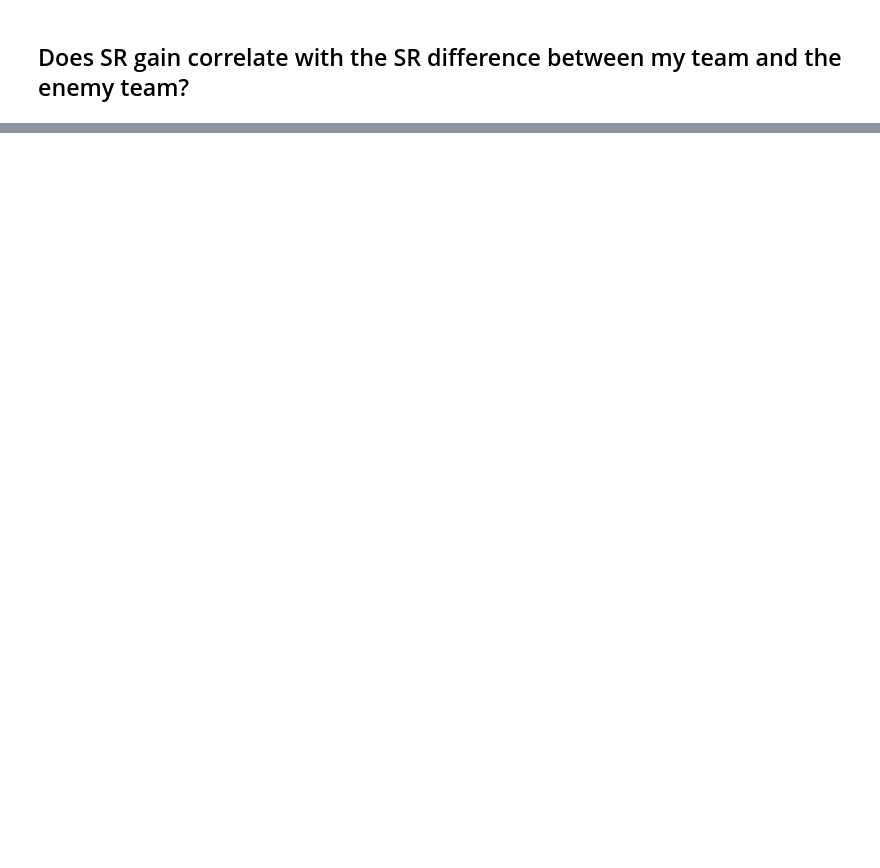
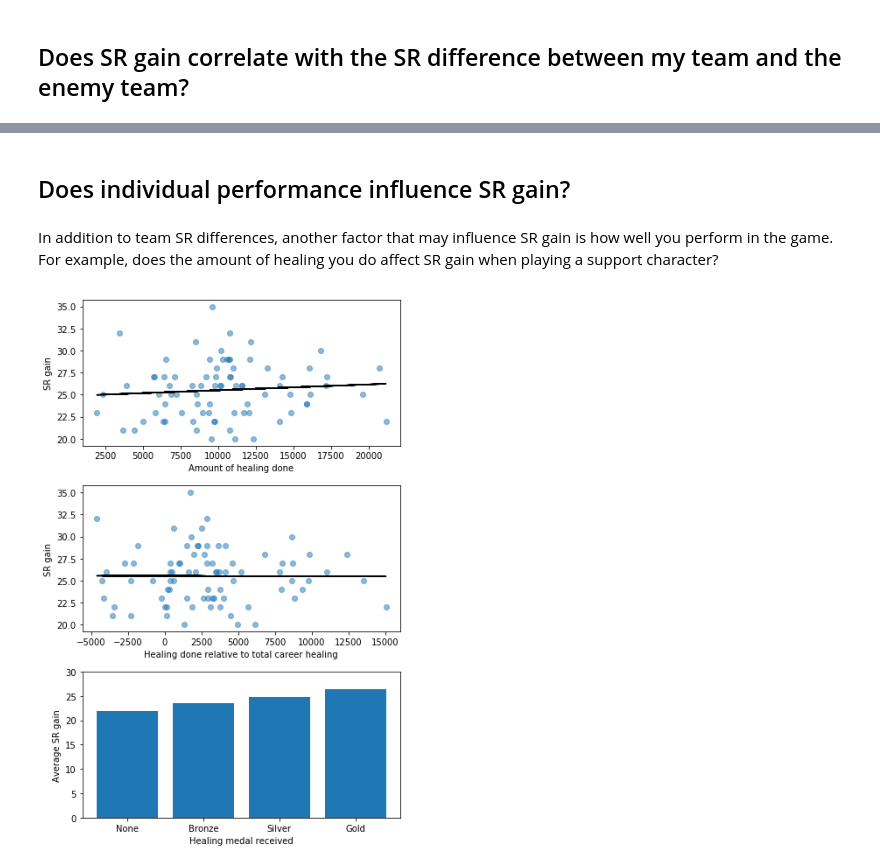
Before and after one commit to sho-87/overwatch-ranked-data, a Jupyter notebook: analysis/data visualization.ipynb, the cells around one changed output, grey strips where cells are left out. Drawn from its saved outputs; the diff is of its cells as text; code cells hidden in the pictures; blank space fills up the shorter version.

```diff
--- a/analysis/data visualization.ipynb
+++ b/analysis/data visualization.ipynb
@@ -225,0 +219,37 @@ plt.show()
+# %% [markdown]
+## Does individual performance influence SR gain?
+# %% [markdown]
+In addition to team SR differences, another factor that may influence SR gain is how well you perform in the game. For example, does the amount of healing you do affect SR gain when playing a support character?
+# %%
+cur_df = df[(df['season'] == 9) & (df['Result']=='Win')]
+
+# get only the games where I played support
+support_idx = (cur_df['Role 1'] == 'Support') | (cur_df['Role 2'] == 'Support')
+cur_df = cur_df[support_idx]
+heal_medal = cur_df.groupby('Heal_medal')['SR Change'].mean().sort_values()
+
+fig, ax = plt.subplots(nrows=3, ncols=1, figsize=(6,9))
+
+ax[0].scatter(cur_df['Heal'], cur_df['SR Change'], alpha=0.5)
+fit = np.polyfit(cur_df['Heal'], cur_df['SR Change'], deg=1)
+ax[0].plot(cur_df['Heal'], fit[0] * cur_df['Heal'] + fit[1], color='k')
+ax[0].set_xlabel('Amount of healing done')
+ax[0].set_ylabel('SR gain')
+
+ax[1].scatter(cur_df['Heal'] - cur_df['Heal_career'], cur_df['SR Change'], alpha=0.5)
+fit = np.polyfit(cur_df['Heal'] - cur_df['Heal_career'], cur_df['SR Change'], deg=1)
+ax[1].plot(cur_df['Heal'] - cur_df['Heal_career'], fit[0] * (cur_df['Heal'] - cur_df['Heal_career']) + fit[1], color='k')
+ax[1].set_xlabel('Healing done relative to total career healing')
+ax[1].set_ylabel('SR gain')
+
+ax[2].bar([0,1,2,3], heal_medal)
+ax[2].set_yticks(range(0,35,5))
+ax[2].set_xticks([0,1,2,3])
+ax[2].set_xticklabels(heal_medal.index)
+ax[2].set_xlabel('Healing medal received')
+ax[2].set_ylabel('Average SR gain')
+
+plt.tight_layout()
+plt.show()
+# %% [output]
+[figure, added]
```
Also changed, not shown: parts of 32 cells of this notebook.
